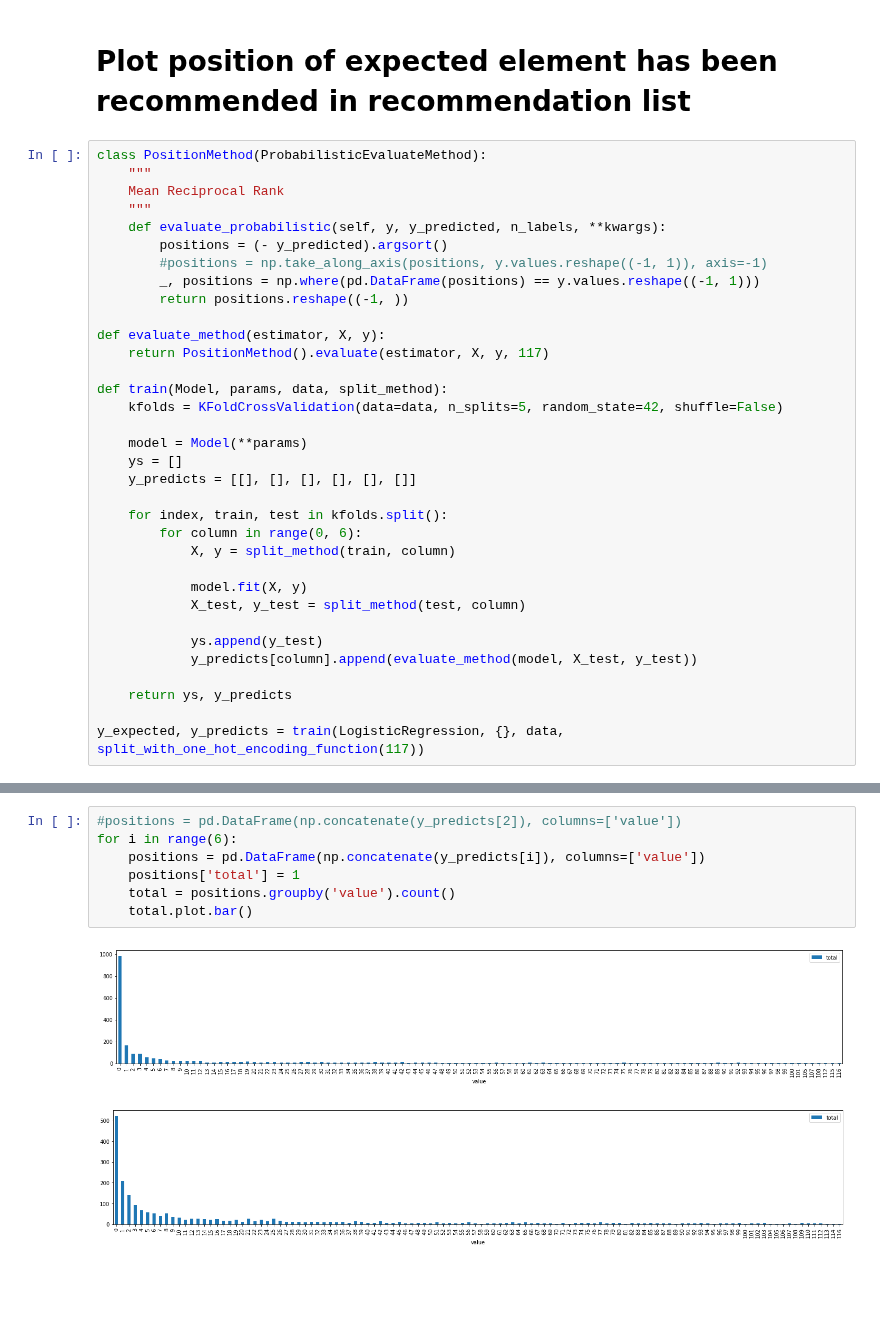
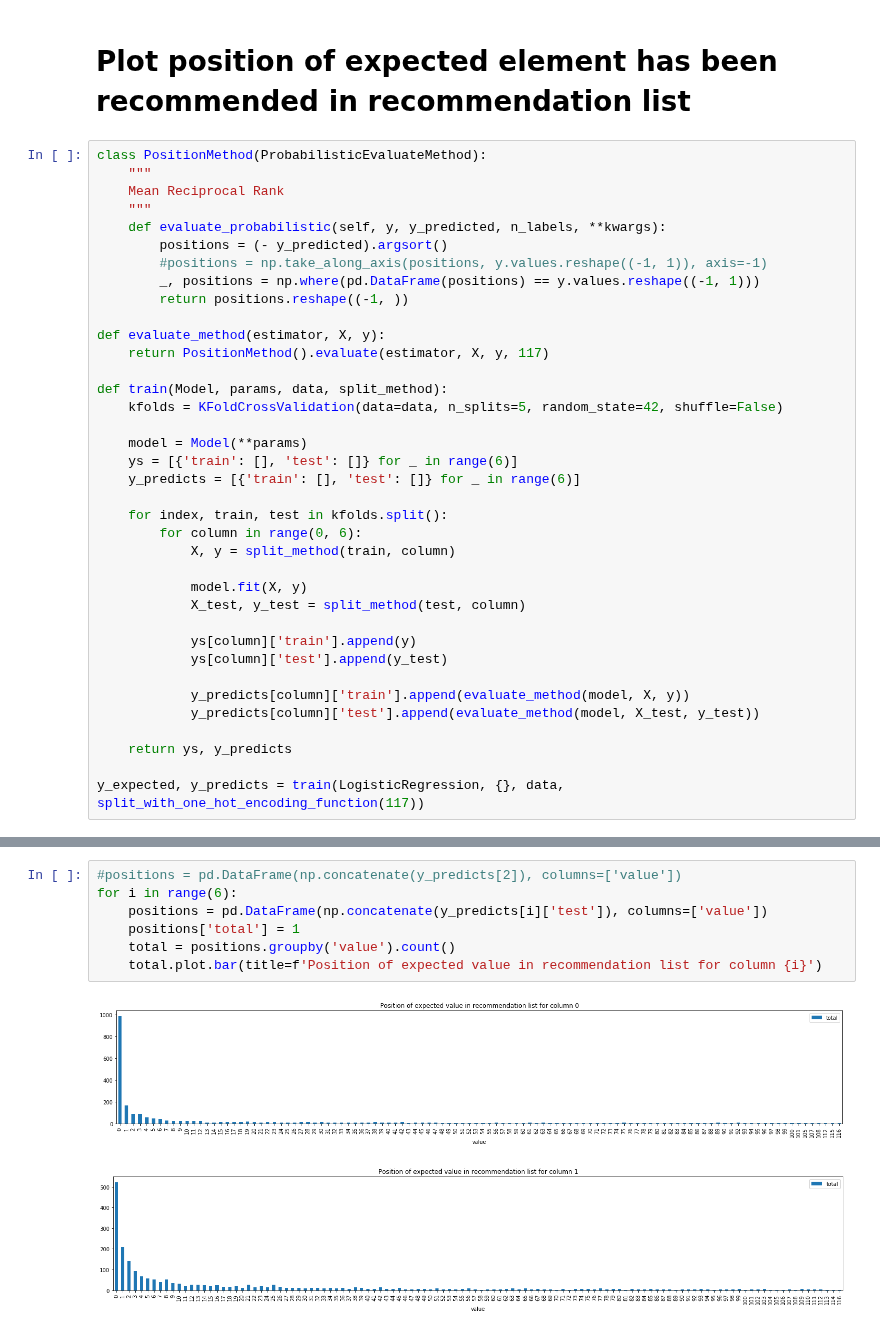
Before and after one commit to SrMouraSilva/RBM, a Jupyter notebook: experiments/notebooks/Inspect Logistic Regression.ipynb, the cells around one changed output, grey strips where cells are left out. Saved outputs shown, nothing was run; the diff lists cells and outputs as text; blank space fills up the shorter version.

```diff
--- a/experiments/notebooks/Inspect Logistic Regression.ipynb
+++ b/experiments/notebooks/Inspect Logistic Regression.ipynb
@@ -37,8 +37,8 @@ def train(Model, params, data, split_method):
     kfolds = KFoldCrossValidation(data=data, n_splits=5, random_state=42, shuffle=False)
 
     model = Model(**params)
-    ys = []
-    y_predicts = [[], [], [], [], [], []]
+    ys = [{'train': [], 'test': []} for _ in range(6)]
+    y_predicts = [{'train': [], 'test': []} for _ in range(6)]
 
     for index, train, test in kfolds.split():
         for column in range(0, 6):
@@ -47,8 +47,11 @@ def train(Model, params, data, split_method):
             model.fit(X, y)
             X_test, y_test = split_method(test, column)
 
-            ys.append(y_test)
-            y_predicts[column].append(evaluate_method(model, X_test, y_test))
+            ys[column]['train'].append(y)
+            ys[column]['test'].append(y_test)
+
+            y_predicts[column]['train'].append(evaluate_method(model, X, y))
+            y_predicts[column]['test'].append(evaluate_method(model, X_test, y_test))
 
     return ys, y_predicts
 
@@ -56,10 +61,10 @@ y_expected, y_predicts = train(LogisticRegression, {}, data, split_with_one_hot_
 # %%
 #positions = pd.DataFrame(np.concatenate(y_predicts[2]), columns=['value'])
 for i in range(6):
-    positions = pd.DataFrame(np.concatenate(y_predicts[i]), columns=['value'])
+    positions = pd.DataFrame(np.concatenate(y_predicts[i]['test']), columns=['value'])
     positions['total'] = 1
     total = positions.groupby('value').count()
-    total.plot.bar()
+    total.plot.bar(title=f'Position of expected value in recommendation list for column {i}')
 # %% [output]
-[figure, old version]
+[figure, new version]
-[figure, old version]
+[figure, new version]
```
Also changed, not shown: parts of 9 cells of this notebook, 5 other files.
